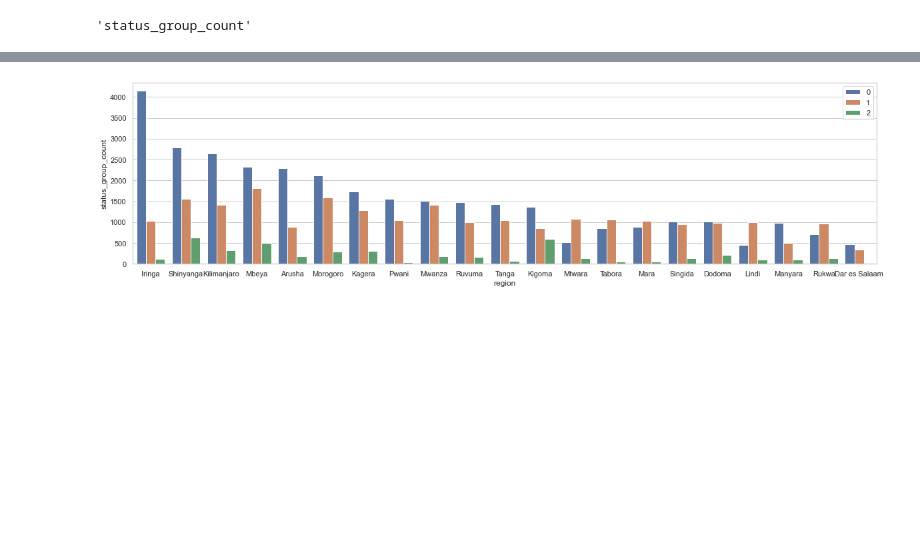
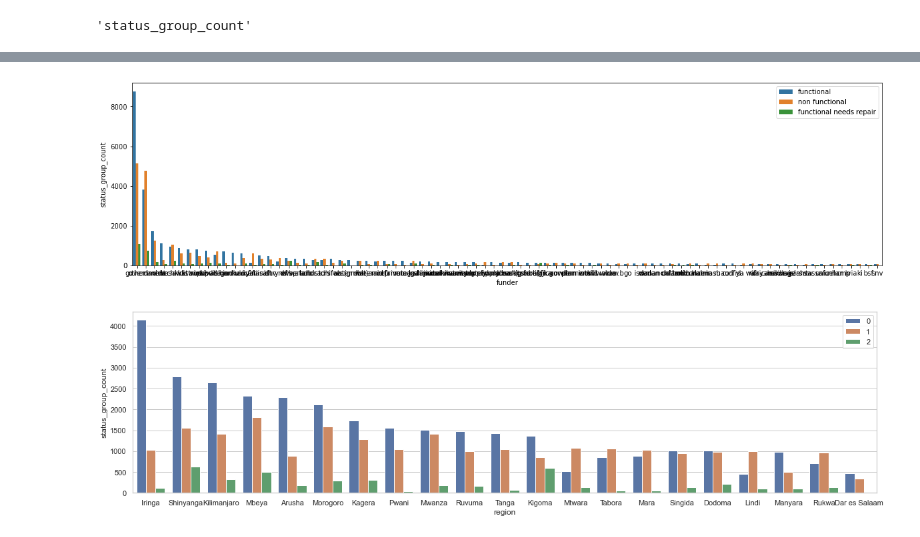
Before and after one commit to deepssharma/project_phase3_tanzania, a Jupyter notebook: EDA.ipynb, the cells around one changed output, grey strips where cells are left out. Cells and saved outputs as stored; diff of their text form; code cells hidden in the pictures; blank space fills up the shorter version.

```diff
--- a/EDA.ipynb
+++ b/EDA.ipynb
@@ -1128,3 +1301,7 @@ get_and_plot_groups(df_ana,'extraction_type_class','status_group',ax='ax1',Flen=
+# %%
+get_and_plot_groups(df_ana,'funder','status_group',ax='ax3',Flen=20,Fhgt=5)
+# %% [output]
+[figure, added]
 # %%
 get_and_plot_groups(df_ana,'region','status_group',ax='ax2',Flen=20,Fhgt=5)
 # %% [output]
```
Also changed, not shown: parts of 27 cells of this notebook, 4 other files.
